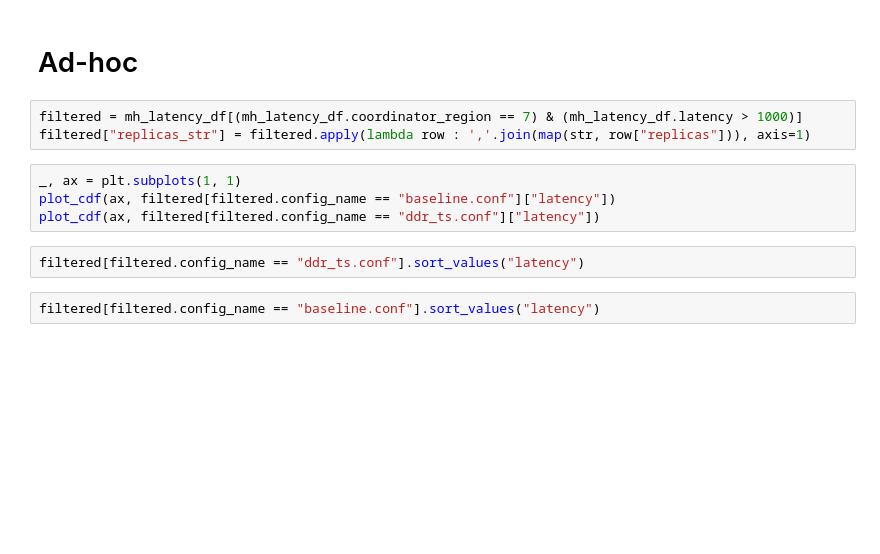
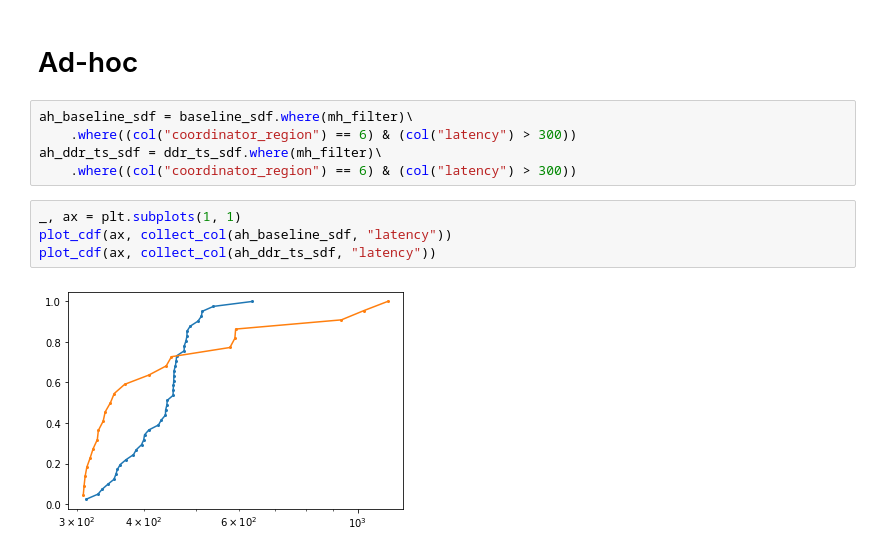
Before and after one commit to umd-dslam/DetockAnalysis, a Jupyter notebook: TPC-C.ipynb, the cells around one changed output. Drawn from its saved outputs; the diff is of its cells as text; blank space fills up the shorter version.

```diff
--- a/TPC-C.ipynb
+++ b/TPC-C.ipynb
@@ -336,13 +307,13 @@ plt.tight_layout()
 # %% [markdown]
 # Ad-hoc
-# %%
-filtered = mh_latency_df[(mh_latency_df.coordinator_region == 7) & (mh_latency_df.latency > 1000)]
-filtered["replicas_str"] = filtered.apply(lambda row : ','.join(map(str, row["replicas"])), axis=1)
+# %%
+ah_baseline_sdf = baseline_sdf.where(mh_filter)\
+    .where((col("coordinator_region") == 6) & (col("latency") > 300))
+ah_ddr_ts_sdf = ddr_ts_sdf.where(mh_filter)\
+    .where((col("coordinator_region") == 6) & (col("latency") > 300))
 # %%
 _, ax = plt.subplots(1, 1)
-plot_cdf(ax, filtered[filtered.config_name == "baseline.conf"]["latency"])
-plot_cdf(ax, filtered[filtered.config_name == "ddr_ts.conf"]["latency"])
+plot_cdf(ax, collect_col(ah_baseline_sdf, "latency"))
+plot_cdf(ax, collect_col(ah_ddr_ts_sdf, "latency"))
+# %% [output]
+[figure, added]
-# %%
-filtered[filtered.config_name == "ddr_ts.conf"].sort_values("latency")
-# %%
-filtered[filtered.config_name == "baseline.conf"].sort_values("latency")
```
Also changed, not shown: parts of 17 cells of this notebook, 2 other files.
